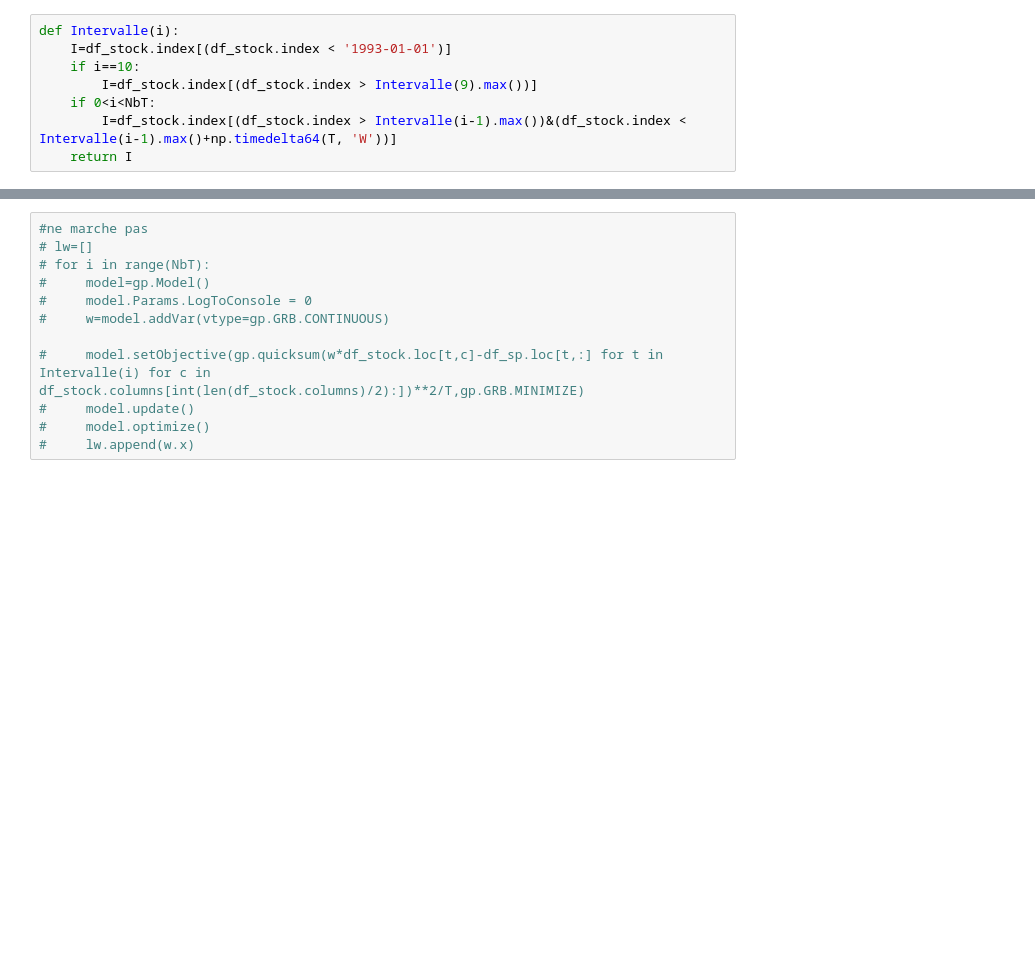
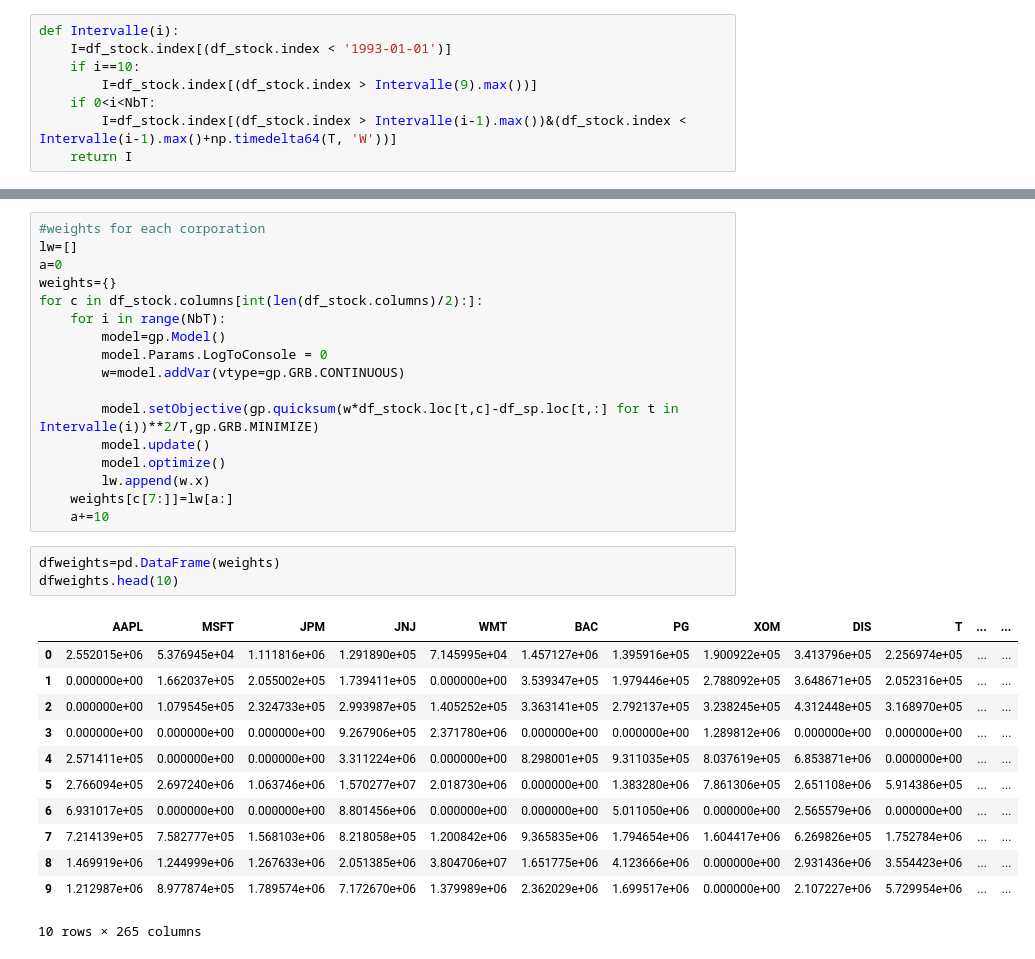
Before and after one commit to CastanieAlexandre/TP-Climate-finance, a Jupyter notebook: NB_TPClimateFInance.ipynb, the cells around one changed output, grey strips where cells are left out. Saved outputs shown, nothing was run; the diff lists cells and outputs as text; blank space fills up the shorter version.

```diff
--- a/NB_TPClimateFInance.ipynb
+++ b/NB_TPClimateFInance.ipynb
@@ -54,12 +68,33 @@ def Intervalle(i):
 # %%
-#ne marche pas
-# lw=[]
-# for i in range(NbT):
-#     model=gp.Model()
-#     model.Params.LogToConsole = 0
-#     w=model.addVar(vtype=gp.GRB.CONTINUOUS)
+#weights for each corporation
+lw=[]
+a=0
+weights={}
+for c in df_stock.columns[int(len(df_stock.columns)/2):]:
+    for i in range(NbT):
+        model=gp.Model()
+        model.Params.LogToConsole = 0
+        w=model.addVar(vtype=gp.GRB.CONTINUOUS)
 
-#     model.setObjective(gp.quicksum(w*df_stock.loc[t,c]-df_sp.loc[t,:] for t in Intervalle(i) for c in df_stock.columns[int(len(df_stock.columns)/2):])**2/T,gp.GRB.MINIMIZE)
-#     model.update()
-#     model.optimize()
-#     lw.append(w.x)
+        model.setObjective(gp.quicksum(w*df_stock.loc[t,c]-df_sp.loc[t,:] for t in Intervalle(i))**2/T,gp.GRB.MINIMIZE)
+        model.update()
+        model.optimize()
+        lw.append(w.x)
+    weights[c[7:]]=lw[a:]
+    a+=10
+# %%
+dfweights=pd.DataFrame(weights)
+dfweights.head(10)
+# %% [output]
+|  | AAPL | MSFT | JPM | JNJ | WMT | BAC | PG | XOM | DIS | T | ... | ... |
+| 0 | 2.552015e+06 | 5.376945e+04 | 1.111816e+06 | 1.291890e+05 | 7.145995e+04 | 1.457127e+06 | 1.395916e+05 | 1.900922e+05 | 3.413796e+05 | 2.256974e+05 | ... | ... |
+| 1 | 0.000000e+00 | 1.662037e+05 | 2.055002e+05 | 1.739411e+05 | 0.000000e+00 | 3.539347e+05 | 1.979446e+05 | 2.788092e+05 | 3.648671e+05 | 2.052316e+05 | ... | ... |
+| 2 | 0.000000e+00 | 1.079545e+05 | 2.324733e+05 | 2.993987e+05 | 1.405252e+05 | 3.363141e+05 | 2.792137e+05 | 3.238245e+05 | 4.312448e+05 | 3.168970e+05 | ... | ... |
+| 3 | 0.000000e+00 | 0.000000e+00 | 0.000000e+00 | 9.267906e+05 | 2.371780e+06 | 0.000000e+00 | 0.000000e+00 | 1.289812e+06 | 0.000000e+00 | 0.000000e+00 | ... | ... |
+| 4 | 2.571411e+05 | 0.000000e+00 | 0.000000e+00 | 3.311224e+06 | 0.000000e+00 | 8.298001e+05 | 9.311035e+05 | 8.037619e+05 | 6.853871e+06 | 0.000000e+00 | ... | ... |
+| 5 | 2.766094e+05 | 2.697240e+06 | 1.063746e+06 | 1.570277e+07 | 2.018730e+06 | 0.000000e+00 | 1.383280e+06 | 7.861306e+05 | 2.651108e+06 | 5.914386e+05 | ... | ... |
+| 6 | 6.931017e+05 | 0.000000e+00 | 0.000000e+00 | 8.801456e+06 | 0.000000e+00 | 0.000000e+00 | 5.011050e+06 | 0.000000e+00 | 2.565579e+06 | 0.000000e+00 | ... | ... |
+| 7 | 7.214139e+05 | 7.582777e+05 | 1.568103e+06 | 8.218058e+05 | 1.200842e+06 | 9.365835e+06 | 1.794654e+06 | 1.604417e+06 | 6.269826e+05 | 1.752784e+06 | ... | ... |
+| 8 | 1.469919e+06 | 1.244999e+06 | 1.267633e+06 | 2.051385e+06 | 3.804706e+07 | 1.651775e+06 | 4.123666e+06 | 0.000000e+00 | 2.931436e+06 | 3.554423e+06 | ... | ... |
+| 9 | 1.212987e+06 | 8.977874e+05 | 1.789574e+06 | 7.172670e+06 | 1.379989e+06 | 2.362029e+06 | 1.699517e+06 | 0.000000e+00 | 2.107227e+06 | 5.729954e+06 | ... | ... |
+10 rows × 265 columns
```
Also changed, not shown: parts of 9 cells of this notebook.
